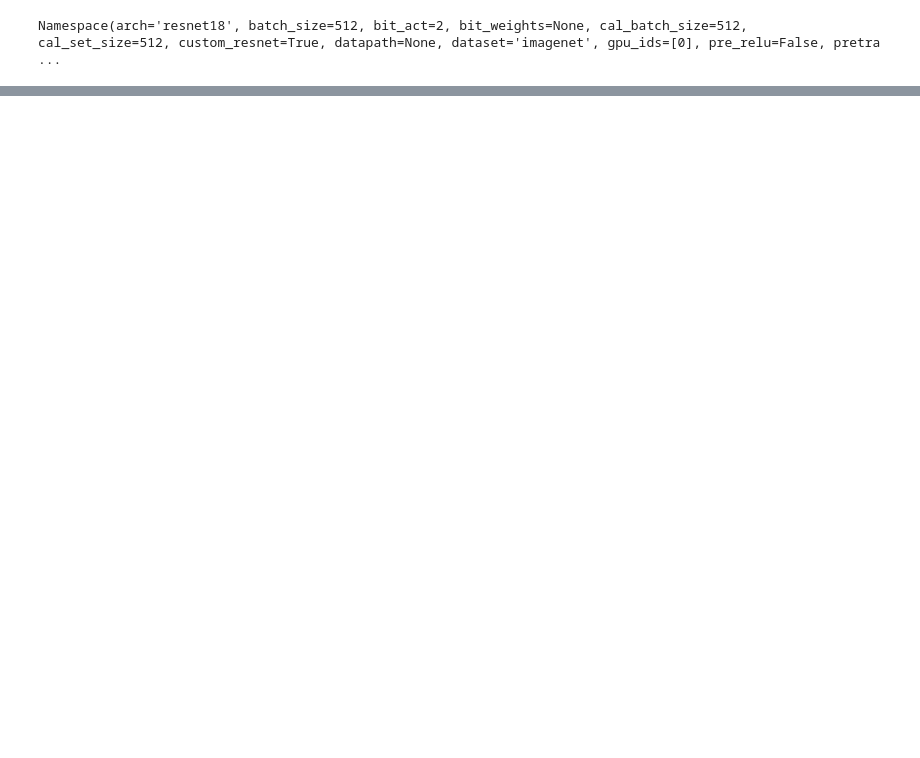
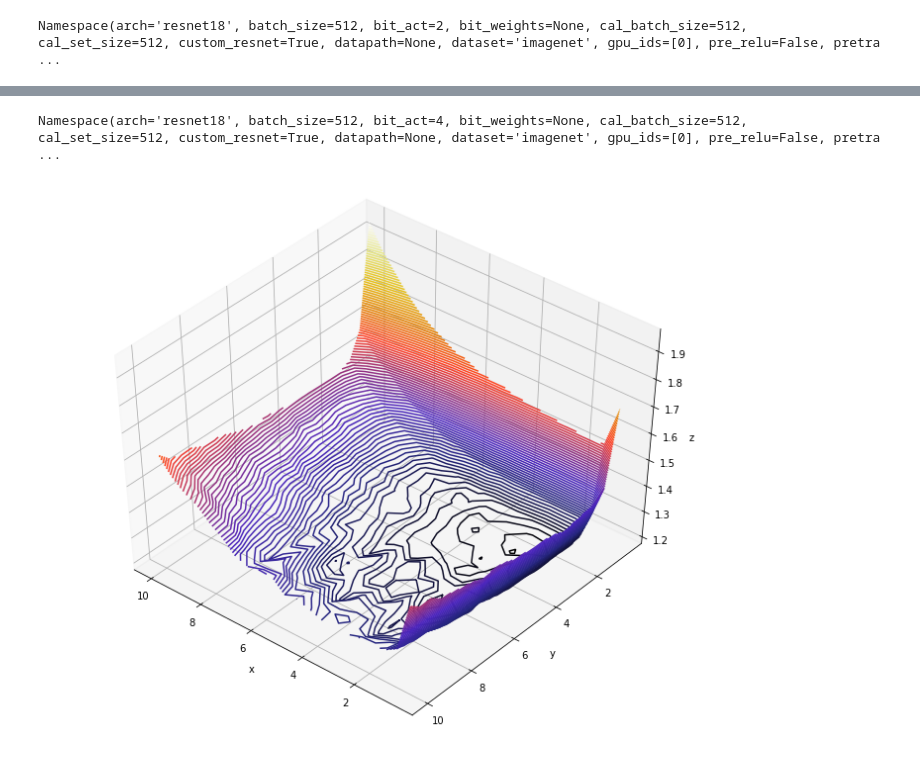
Before and after one commit to ynahshan/nn-quantization-pytorch, a Jupyter notebook: jupyter/loss_mesh_grid.ipynb, the cells around one changed output, grey strips where cells are left out. Drawn from its saved outputs; the diff is of its cells as text; code cells hidden in the pictures; blank space fills up the shorter version.

Commit message:
3d plot of loss at 4 bit

```diff
--- a/jupyter/loss_mesh_grid.ipynb
+++ b/jupyter/loss_mesh_grid.ipynb
@@ -125,0 +126,55 @@ ax.view_init(45, 130)
+# %%
+args_dict = {'arch': 'resnet18', 'custom_resnet': True, 'pretrained': True, 'dataset': 'imagenet', 'gpu_ids': [0], 'datapath': None,
+                     'batch_size': 512, 'shuffle': True, 'workers': 25, 'print_freq': 10,
+                     'cal_batch_size': 512, 'cal_set_size': 512}
+args_dict['bit_act'] = 4
+args_dict['bit_weights'] = None
+args_dict['pre_relu'] = False
+args_dict['qtype'] = None
+args = argparse.Namespace()
+for k in args_dict:
+    setattr(args, k, args_dict[k])
+args
+# %% [output]
+Namespace(arch='resnet18', batch_size=512, bit_act=4, bit_weights=None, cal_batch_size=512, cal_set_size=512, custom_resnet=True, datapath=None, dataset='imagenet', gpu_ids=[0], pre_relu=False, pretra ...
+# %%
+# create model
+# Always enable shuffling to avoid issues where we get bad results due to weak statistics
+inf_model = CnnModel(args.arch, args.custom_resnet, args.pretrained, args.dataset, args.gpu_ids, args.datapath,
+                     batch_size=args.batch_size, shuffle=True, workers=args.workers, print_freq=args.print_freq,
+                     cal_batch_size=args.cal_batch_size, cal_set_size=args.cal_set_size)
+
+layers = []
+if args.bit_act is not None:
+    layers += [n for n, m in inf_model.model.named_modules() if isinstance(m, nn.ReLU)]
+layers = [layers[10], layers[14]]
+replacement_factory = {nn.ReLU: ActivationModuleWrapperPost,
+                       nn.ReLU6: ActivationModuleWrapperPost,
+                       nn.Conv2d: ParameterModuleWrapperPost}
+mq = ModelQuantizer(inf_model.model, args, layers, replacement_factory)
+# %%
+n = 21
+x = np.linspace(0.5, 10, n)
+y = np.linspace(0.5, 10, n)
+X, Y = np.meshgrid(x, y)
+Z = np.empty((n, n))
+for i in tqdm(range(n*n)):
+    i0 = int(i / n)
+    i1 = i % n
+    # set clip value to qwrappers
+    scales = np.array([X[i0][i1], Y[i0][i1]])
+    set_clipping(mq, scales, inf_model.device)
+
+    # evaluate with clipping
+    loss = inf_model.evaluate_calibration()
+    Z[i0][i1] = loss.item()
+# %%
+fig = plt.figure(figsize=(12, 10))
+ax = plt.axes(projection='3d')
+ax.contour3D(X, Y, Z, 100, cmap=cm.CMRmap)
+ax.set_xlabel('x')
+ax.set_ylabel('y')
+ax.set_zlabel('z');
+ax.view_init(45, 130)
+# %% [output]
+[figure, added]
```
Also changed, not shown: parts of 3 cells of this notebook.
